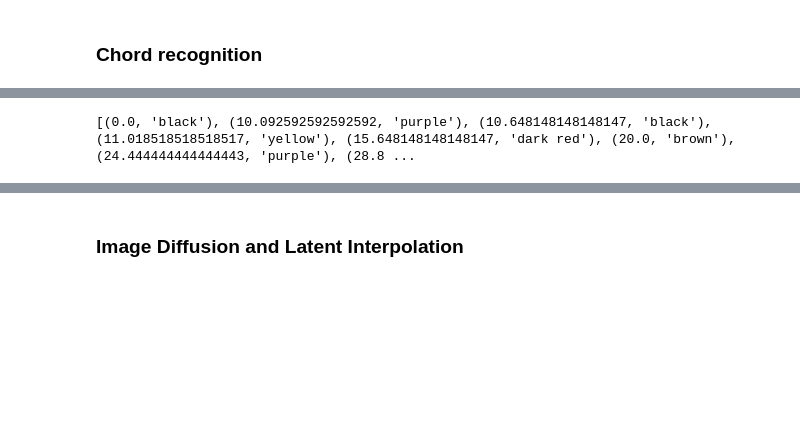
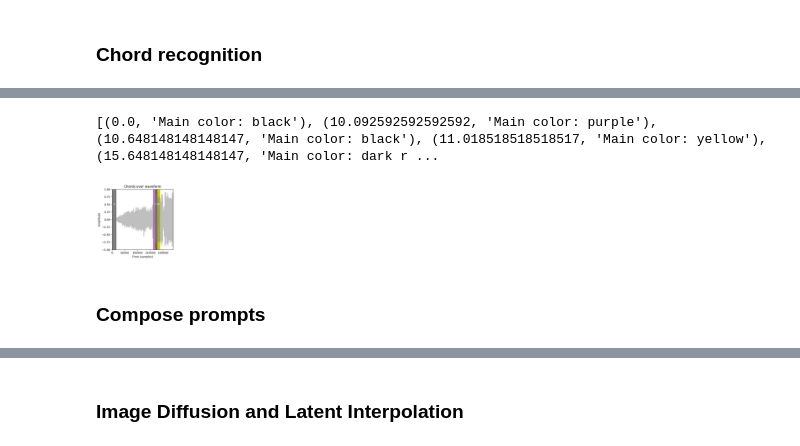
Before and after one commit to chrispla/comp-creativity, a Jupyter notebook: visualizer.ipynb, the cells around one changed output, grey strips where cells are left out. Drawn from its saved outputs; the diff is of its cells as text; code cells hidden in the pictures; blank space fills up the shorter version.

```diff
--- a/visualizer.ipynb
+++ b/visualizer.ipynb
@@ -374,8 +378,31 @@ pitch_colors = {
 }
 events_chords = []
 for i in range(len(chords)):
-    events_chords.append(
-        (chords[i][0], "Main visualization color: " + pitch_colors[chords[i][2]])
+    events_chords.append((chords[i][0], "Main color: " + pitch_colors[chords[i][2]]))
+print(events_chords)
+
+# plot chords over waveform
+plt.figure(figsize=(4, 4))
+plt.title("Chords over waveform")
+plt.plot(y, color="gray", alpha=0.5)
+plt.xlim(0, len(y))
+plt.ylim(-1, 1)
+plt.xlabel("Time (samples)")
+plt.ylabel("Amplitude")
+for i in range(len(chords)):
+    start = int(chords[i][0] * sr)
+    end = int((chords[i][0] + 1) * sr)
+    plt.axvspan(
+        start, end, color=pitch_colors[chords[i][2]].replace("dark ", ""), alpha=0.5
     )
-print(events_chords)
+    plt.text(
+        (start + end) / 2,
+        0.5,
+        chords[i][2],
+        color="white",
+        fontsize=8,
+        ha="center",
+        va="center",
+    )
+plt.show()
 # %% [output]
@@ -386 +413,4 @@ I comp-creativity 04-26 17:11:26.149 infer.py:71] audio file loaded and feature
-[(0.0, 'black'), (10.092592592592592, 'purple'), (10.648148148148147, 'black'), (11.018518518518517, 'yellow'), (15.648148148148147, 'dark red'), (20.0, 'brown'), (24.444444444444443, 'purple'), (28.8 ...
+[(0.0, 'Main color: black'), (10.092592592592592, 'Main color: purple'), (10.648148148148147, 'Main color: black'), (11.018518518518517, 'Main color: yellow'), (15.648148148148147, 'Main color: dark r ...
+[figure, added]
+# %% [markdown]
+### Compose prompts
```
Also changed, not shown: parts of 10 cells of this notebook.
